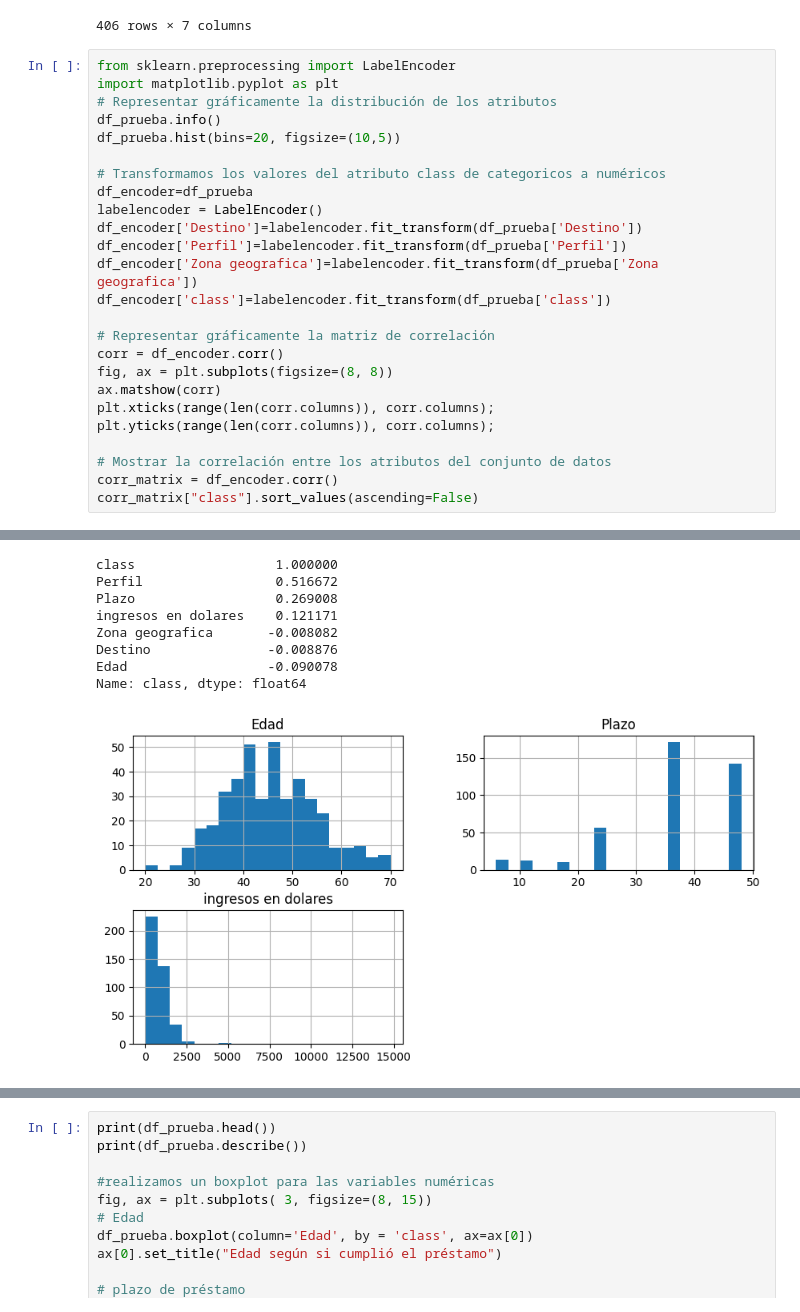
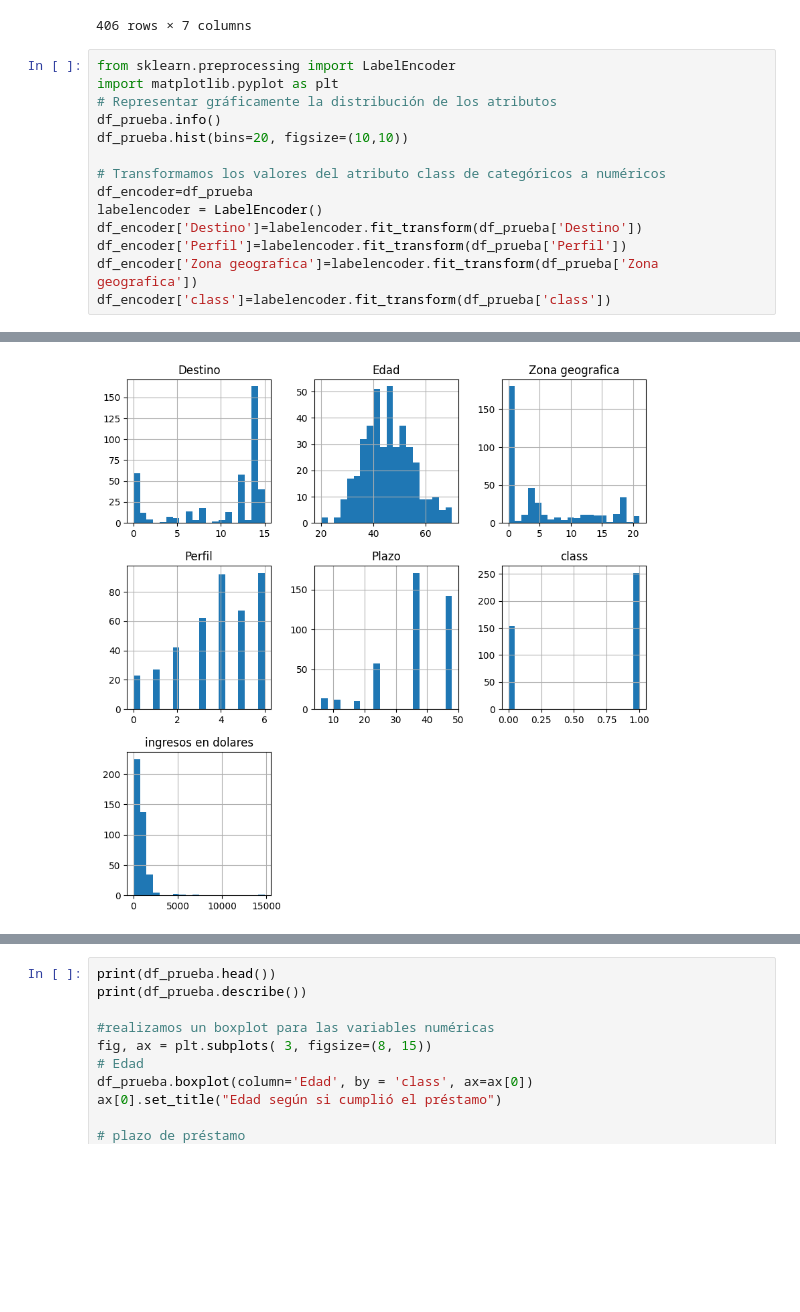
Before and after one commit to HANNNNSEN/AnalisisPrestamos, a Jupyter notebook: AnalisisPrestamos.ipynb, the cells around one changed output, grey strips where cells are left out. Saved outputs shown, nothing was run; the diff lists cells and outputs as text; blank space fills up the shorter version.

```diff
--- a/AnalisisPrestamos.ipynb
+++ b/AnalisisPrestamos.ipynb
@@ -131,26 +133,15 @@ from sklearn.preprocessing import LabelEncoder
 import matplotlib.pyplot as plt
 # Representar gráficamente la distribución de los atributos
 df_prueba.info()
-df_prueba.hist(bins=20, figsize=(10,5))
+df_prueba.hist(bins=20, figsize=(10,10))
 
-# Transformamos los valores del atributo class de categoricos a numéricos
+# Transformamos los valores del atributo class de categóricos a numéricos
 df_encoder=df_prueba
 labelencoder = LabelEncoder()
 df_encoder['Destino']=labelencoder.fit_transform(df_prueba['Destino'])
 df_encoder['Perfil']=labelencoder.fit_transform(df_prueba['Perfil'])
 df_encoder['Zona geografica']=labelencoder.fit_transform(df_prueba['Zona geografica'])
 df_encoder['class']=labelencoder.fit_transform(df_prueba['class'])
-
-# Representar gráficamente la matriz de correlación
-corr = df_encoder.corr()
-fig, ax = plt.subplots(figsize=(8, 8))
-ax.matshow(corr)
-plt.xticks(range(len(corr.columns)), corr.columns);
-plt.yticks(range(len(corr.columns)), corr.columns);
-
-# Mostrar la correlación entre los atributos del conjunto de datos
-corr_matrix = df_encoder.corr()
-corr_matrix["class"].sort_values(ascending=False)
 # %% [output]
 <class 'pandas.core.frame.DataFrame'>
 RangeIndex: 406 entries, 0 to 405
@@ -169,9 +160 @@ memory usage: 22.3+ KB
-class                  1.000000
-Perfil                 0.516672
-Plazo                  0.269008
-ingresos en dolares    0.121171
-Zona geografica       -0.008082
-Destino               -0.008876
-Edad                  -0.090078
-Name: class, dtype: float64
-[figure, old version]
+[figure, new version]
```
Also changed, not shown: parts of 3 cells of this notebook.
